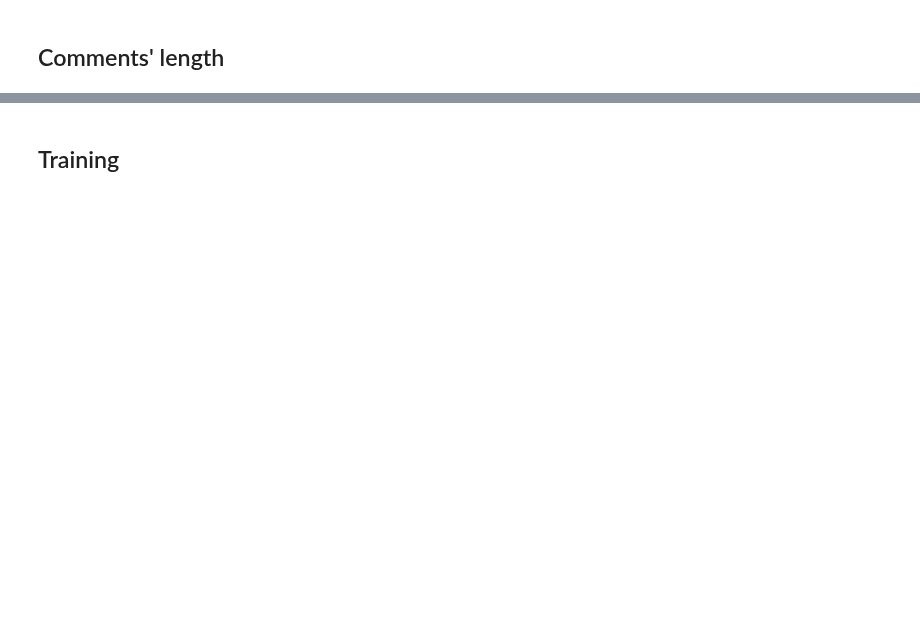
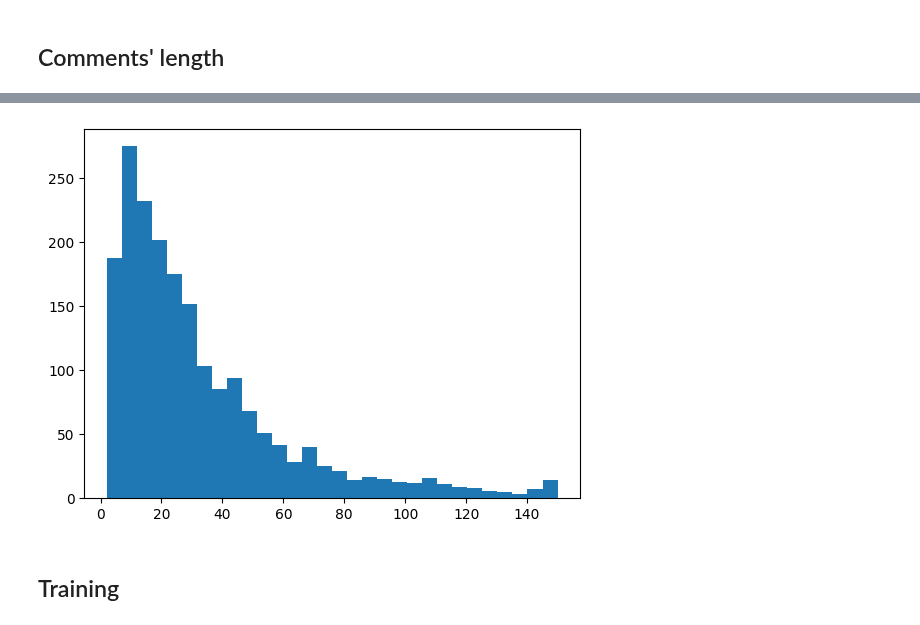
Before and after one commit to Kamil2601/NLP-chess-engine, a Jupyter notebook: src/sentiment_analysis/sentiment_analysis.ipynb, the cells around one changed output, grey strips where cells are left out. Cells and saved outputs as stored; diff of their text form; code cells hidden in the pictures; blank space fills up the shorter version.

```diff
--- a/src/sentiment_analysis/sentiment_analysis.ipynb
+++ b/src/sentiment_analysis/sentiment_analysis.ipynb
@@ -116,3 +122,9 @@ plt.show()
+# %%
+lengths = [len(x) for x,_ in test_dataset]
+plt.hist(lengths, bins=30)
+plt.show()
+# %% [output]
+[figure, added]
 # %% [markdown]
 ## Training
 # %%
```
Also changed, not shown: parts of 15 cells of this notebook, 5 other files.
